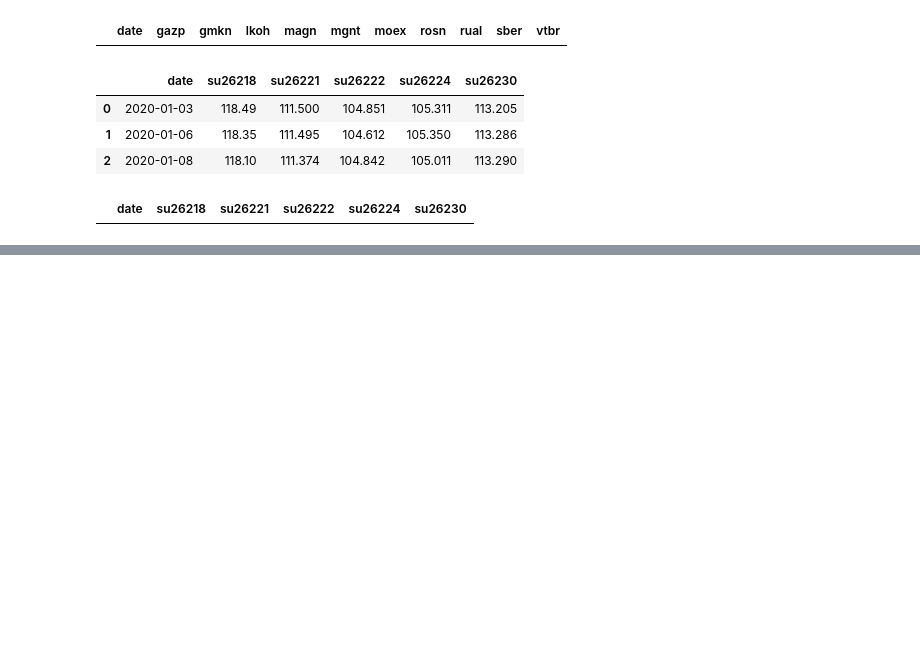
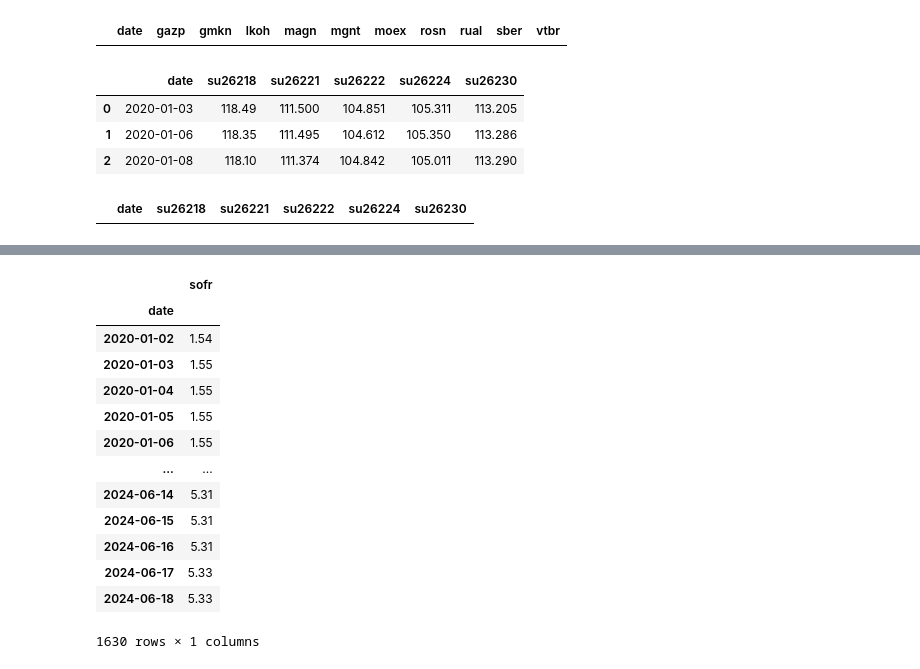
Before and after one commit to vladimirKarlov01/portfolio-risk, a Jupyter notebook: notebooks/collect_dataset.ipynb, the cells around one changed output, grey strips where cells are left out. Drawn from its saved outputs; the diff is of its cells as text; code cells hidden in the pictures; blank space fills up the shorter version.

```diff
--- a/notebooks/collect_dataset.ipynb
+++ b/notebooks/collect_dataset.ipynb
@@ -83,0 +110,17 @@ df.to_csv(DATA_PATH / 'all_data.csv')
+# %%
+sofr_processed
+# %% [output]
+|  | sofr |
+| date |  |
+| 2020-01-02 | 1.54 |
+| 2020-01-03 | 1.55 |
+| 2020-01-04 | 1.55 |
+| 2020-01-05 | 1.55 |
+| 2020-01-06 | 1.55 |
+| ... | ... |
+| 2024-06-14 | 5.31 |
+| 2024-06-15 | 5.31 |
+| 2024-06-16 | 5.31 |
+| 2024-06-17 | 5.33 |
+| 2024-06-18 | 5.33 |
+1630 rows × 1 columns
```
Also changed, not shown: parts of 8 cells of this notebook, 3 other files.
